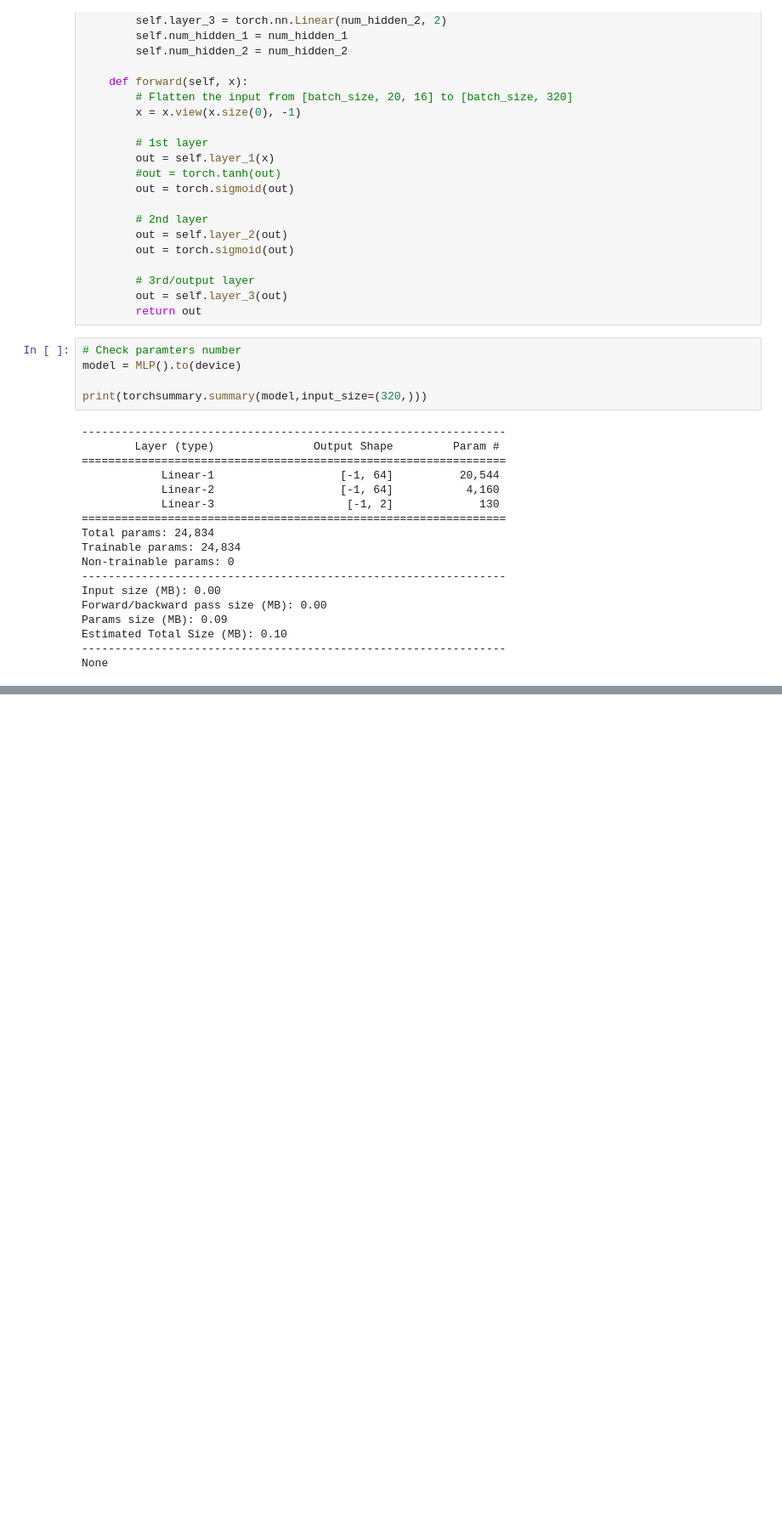
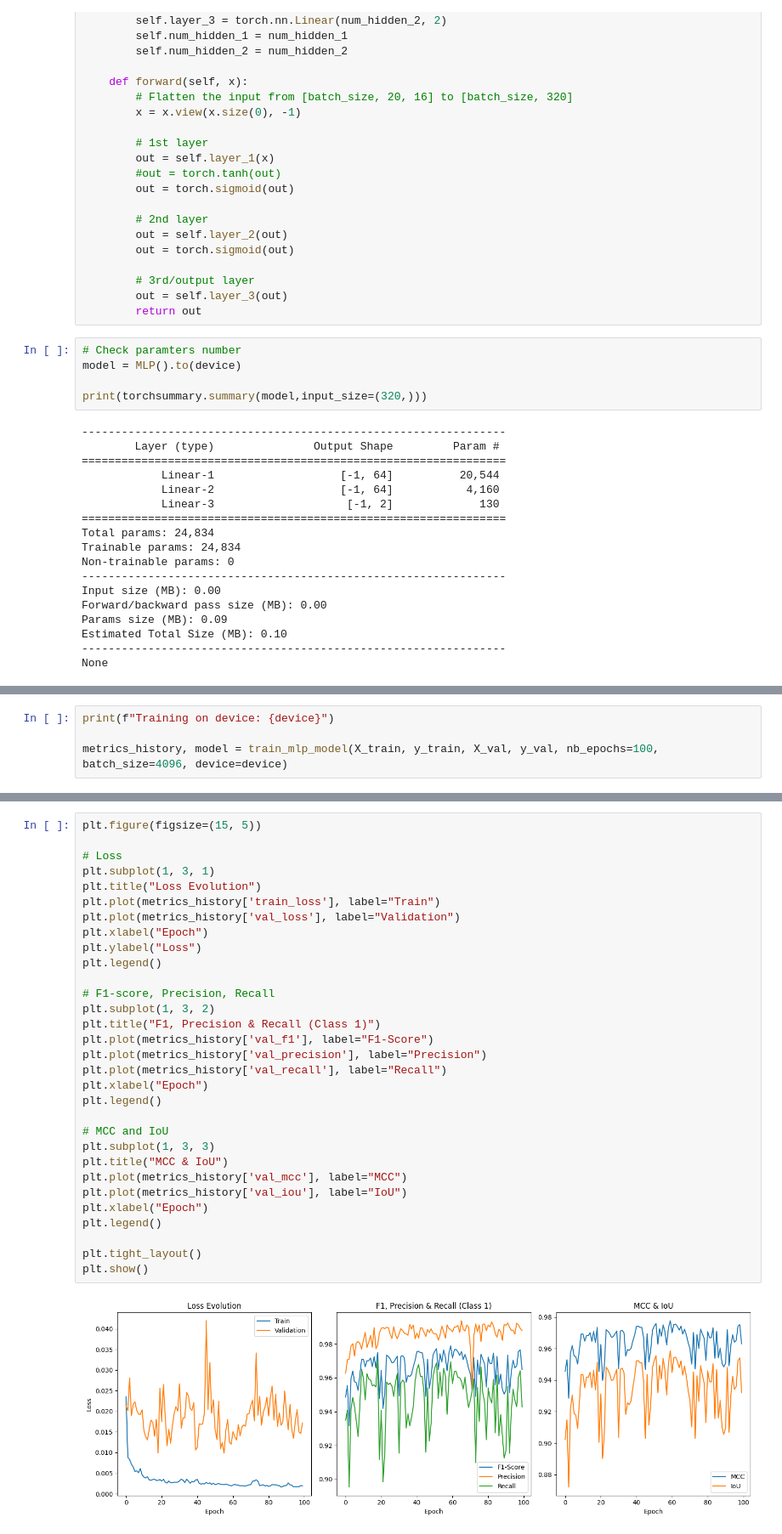
Before and after one commit to mmando73/ter-abc-challenge, a Jupyter notebook: notebooks/notebook.ipynb, the cells around one changed output, grey strips where cells are left out. Shown at 85% size. Saved outputs shown, nothing was run; the diff lists cells and outputs as text; blank space fills up the shorter version.

Commit message:
feat: add training logic

```diff
--- a/notebooks/notebook.ipynb
+++ b/notebooks/notebook.ipynb
@@ -173,0 +289,4 @@ None
+# %%
+print(f"Training on device: {device}")
+
+metrics_history, model = train_mlp_model(X_train, y_train, X_val, y_val, nb_epochs=100, batch_size=4096, device=device)
@@ -173,0 +328,33 @@ None
+# %%
+plt.figure(figsize=(15, 5))
+
+# Loss
+plt.subplot(1, 3, 1)
+plt.title("Loss Evolution")
+plt.plot(metrics_history['train_loss'], label="Train")
+plt.plot(metrics_history['val_loss'], label="Validation")
+plt.xlabel("Epoch")
+plt.ylabel("Loss")
+plt.legend()
+
+# F1-score, Precision, Recall
+plt.subplot(1, 3, 2)
+plt.title("F1, Precision & Recall (Class 1)")
+plt.plot(metrics_history['val_f1'], label="F1-Score")
+plt.plot(metrics_history['val_precision'], label="Precision")
+plt.plot(metrics_history['val_recall'], label="Recall")
+plt.xlabel("Epoch")
+plt.legend()
+
+# MCC and IoU
+plt.subplot(1, 3, 3)
+plt.title("MCC & IoU")
+plt.plot(metrics_history['val_mcc'], label="MCC")
+plt.plot(metrics_history['val_iou'], label="IoU")
+plt.xlabel("Epoch")
+plt.legend()
+
+plt.tight_layout()
+plt.show()
+# %% [output]
+[figure, added]
```
Also changed, not shown: parts of 5 cells of this notebook.
